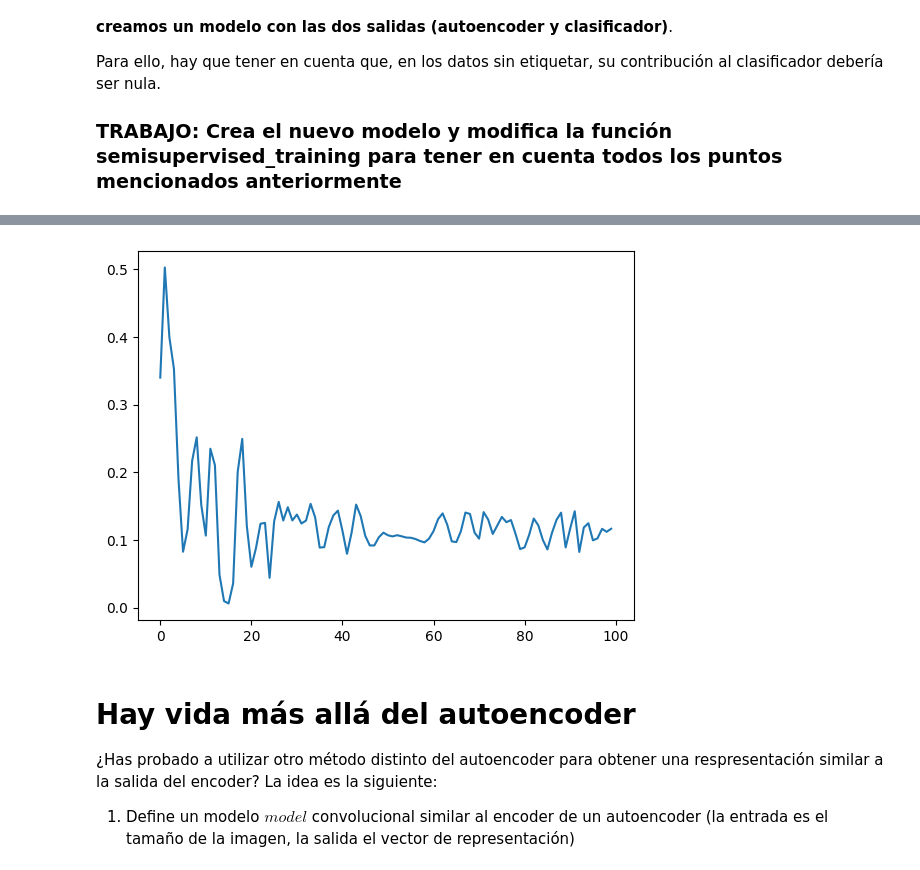
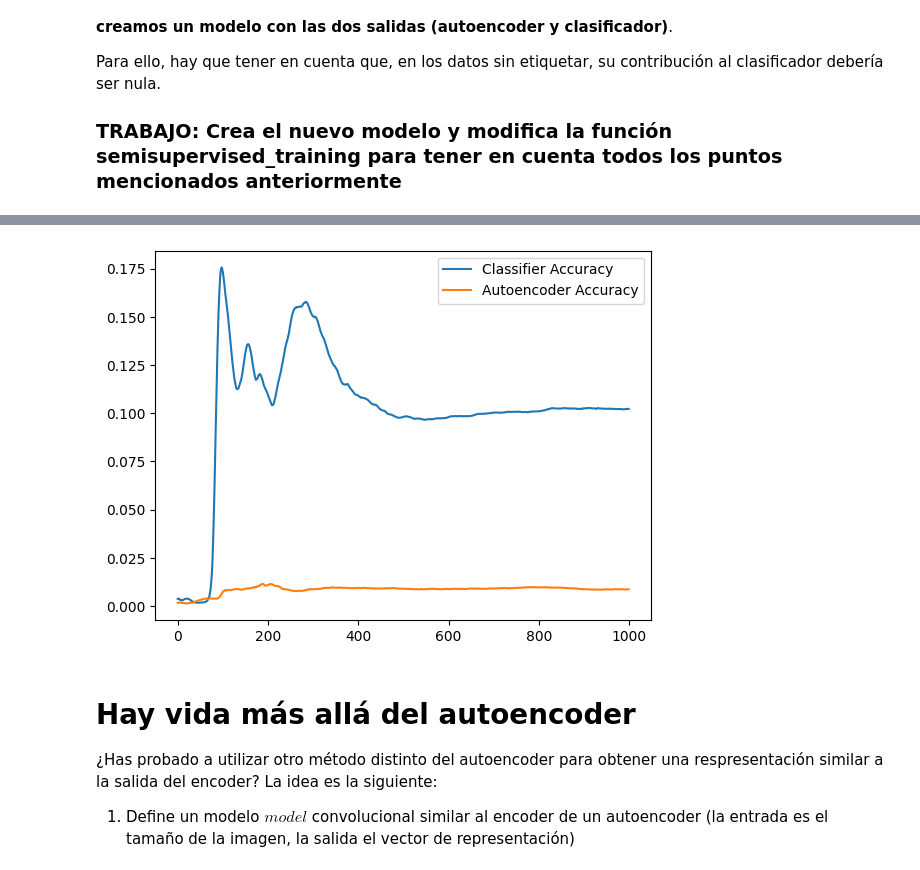
Before and after one commit to PepeRoConde/3year2sem, a Jupyter notebook: maai/notebooks/Notebook 4 - Modelos Generativos.ipynb, the cells around one changed output, grey strips where cells are left out. Drawn from its saved outputs; the diff is of its cells as text; code cells hidden in the pictures.

```diff
--- a/maai/notebooks/Notebook 4 - Modelos Generativos.ipynb
+++ b/maai/notebooks/Notebook 4 - Modelos Generativos.ipynb
@@ -36,8 +37,8 @@ y_train = y_train[indexes[:ntrain_data]]
 # TODO: Haz el preprocesado que necesites aquí (si lo necesitas)
 
 x_train = np.reshape(x_train, (x_train.shape[0], x_train.shape[1]*x_train.shape[2]))
-x_test = np.reshape(x_test, (x_test.shape[0], x_test.shape[1]*x_test.shape[2]))
-unlabeled_train = np.reshape(unlabeled_train, (unlabeled_train.shape[0], unlabeled_train.shape[1]*unlabeled_train.shape[2]))
+x_test = np.reshape(x_test, (x_test.shape[0], x_test.shape[1]*x_test.shape[2])) /255
+unlabeled_train = np.reshape(unlabeled_train, (unlabeled_train.shape[0], unlabeled_train.shape[1]*unlabeled_train.shape[2])) /255
 
 one_hot_train = np.zeros((y_train.size, len(set(y_train))), dtype=int)
 one_hot_train[np.arange(y_train.size), y_train ] = 1
@@ -225,36 +294,44 @@ class MiClasificadorSemisupervisado:
         input_layer = layers.Input(shape=self.input_shape)
 
         # Encoder part (shared for both autoencoder and classifier)
-        encoded = layers.Dense(128, activation='relu', kernel_regularizer='l2')(input_layer)
-        encoded = layers.Dense(64, activation='relu', kernel_regularizer='l2')(encoded)
+        encoded = layers.Dense(128, activation='relu')(input_layer)
+        encoded = layers.Dense(64, activation='relu')(encoded)
         encoded = layers.Dense(16, activation='relu', kernel_regularizer='l2')(encoded)
 
         # Decoder for autoencoder part
-        decoded = layers.Dense(64, activation='relu', kernel_regularizer='l2')(encoded)
-        decoded = layers.Dense(128, activation='relu', kernel_regularizer='l2')(decoded)
+        decoded = layers.Dense(64, activation='relu')(encoded)
+        decoded = layers.Dense(128, activation='relu')(decoded)
         decoded = layers.Dense(self.input_shape[0], activation='sigmoid',name='autoencoder')(decoded)
 
         # Classifier part
-        classifier = layers.Dense(32, activation='relu', kernel_regularizer='l2')(encoded)
-        classifier = layers.Dense(16, activation='relu', kernel_regularizer='l2')(classifier)
+        classifier = layers.Dense(32, activation='relu')(encoded)
+        classifier = layers.Dense(16, activation='relu')(classifier)
         classifier_output = layers.Dense(self.num_classes, activation='softmax',name='classifier')(classifier)
 
         # Autoencoder model (for reconstructing input)
         self.autoencoder = models.Model(input_layer, decoded)
-        self.autoencoder.compile(optimizer='adam', loss='mse')
+        #self.autoencoder.compile(optimizer='adam', loss='mse')
 
         # Classifier model (for predicting class labels)
         self.classifier = models.Model(input_layer, classifier_output)
-        self.classifier.compile(optimizer='adam', loss='categorical_crossentropy', metrics=['accuracy'])
+        #self.classifier.compile(optimizer='adam', loss='categorical_crossentropy', metrics=['accuracy'])
+
+
 
         # Combined model with two outputs: one for autoencoder (reconstruction) and one for classifier (classification)
         self.model = models.Model(input_layer,
                                   [decoded, classifier_output])
                                   #classifier_output)
-        self.model.compile(optimizer='adam',
+
+        self.optimicer = tf.keras.optimizers.AdamW(
+            learning_rate=0.0001,
+            clipnorm=1,
+        )
+
+        self.model.compile(optimizer=self.optimicer,
                            loss=['mse', 'categorical_crossentropy'],
                            #loss='categorical_crossentropy',
-                           loss_weights=[.5, 1.5],  # Adjust loss weights if needed
+                           loss_weights=[.8, 1.2],  # Adjust loss weights if needed
                            metrics=['accuracy', 'accuracy'])
 
     def fit(self, X, y, unlabeled_data, batch_size,  epochs):
@@ -290,6 +367,9 @@ class MiClasificadorSemisupervisado:
         y_pred = self.predict(X)
         return accuracy_score(y, y_pred)
 
+    def __call__(self, X):
+        return self.autoencoder.predict(X), self.classifier.predict(X)
+
     def __del__(self):
         # elimina todos los modelos que hayas creado
         tf.keras.backend.clear_session() # Necesario para liberar la memoria en GPU
@@ -299,7 +379,7 @@ class MiClasificadorSemisupervisado:
 model = MiClasificadorSemisupervisado(input_shape=x_train[0].shape)
 
 def semisupervised_training_v2(model, x_train, y_train, unlabeled_data):
-    h = model.fit(x_train, y_train, unlabeled_data, batch_size=20_000, epochs = 100)
+    h = model.fit(x_train, y_train, unlabeled_data, batch_size=60_000, epochs = 1000)
     return h
 # %%
 # TODO: Crea y entrena tu clasificador
@@ -334,8 +440,12 @@ Test accuracy : 0.72
 # %%
 import matplotlib.pyplot as plt
-plt.plot(h.history['classifier_accuracy']);
+
+plt.plot(h.history['classifier_accuracy'], label='Classifier Accuracy')
+plt.plot(h.history['autoencoder_accuracy'], label='Autoencoder Accuracy')
+plt.legend()
+plt.show()
 # %% [output]
-[figure, old version]
+[figure, new version]
 # %% [markdown]
 # Hay vida más allá del autoencoder
 
```
Also changed, not shown: parts of 20 cells of this notebook, 7 other files.
